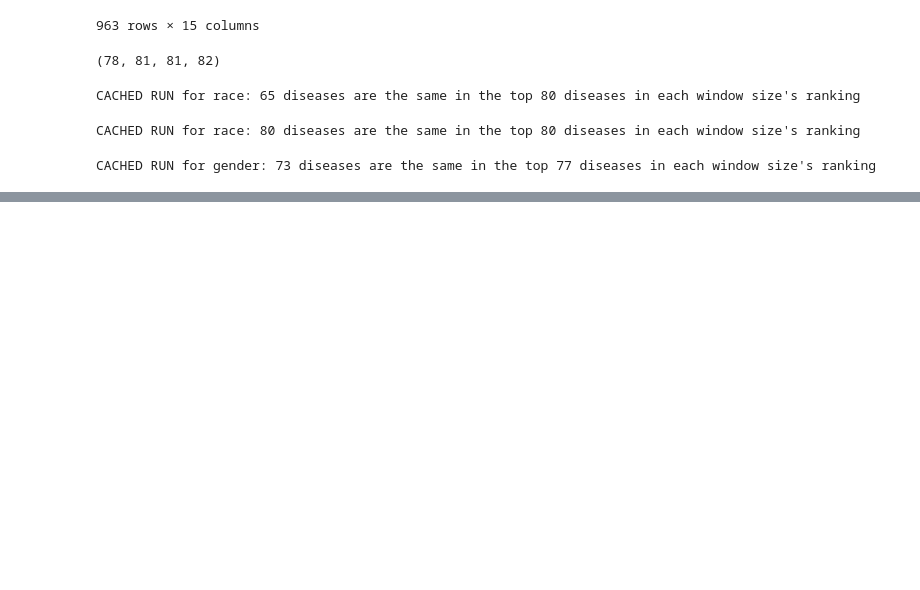
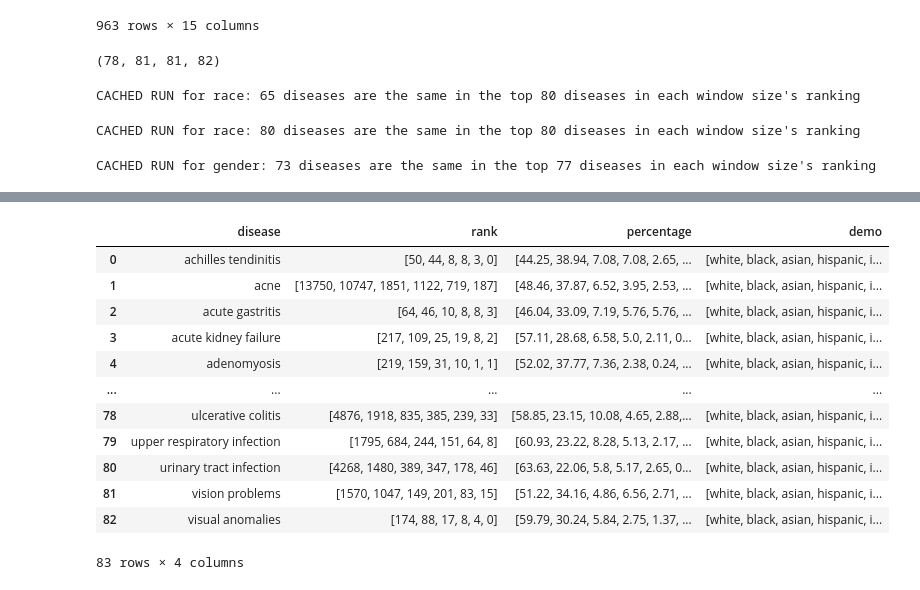
Before and after one commit to shan23chen/Cross-Care, a Jupyter notebook: propagation_eval/section1/co_occurence_count_analysis.ipynb, the cells around one changed output, grey strips where cells are left out. Saved outputs shown, nothing was run; the diff lists cells and outputs as text; code cells hidden in the pictures; blank space fills up the shorter version.

```diff
--- a/propagation_eval/section1/co_occurence_count_analysis.ipynb
+++ b/propagation_eval/section1/co_occurence_count_analysis.ipynb
@@ -96,0 +188,18 @@ CACHED RUN for gender: 73 diseases are the same in the top 77 diseases in each w
+# %%
+# convert result to df
+df_result = pd.DataFrame(result)
+df_result
+# %% [output]
+|  | disease | rank | percentage | demo |
+| 0 | achilles tendinitis | [50, 44, 8, 8, 3, 0] | [44.25, 38.94, 7.08, 7.08, 2.65, ... | [white, black, asian, hispanic, i... |
+| 1 | acne | [13750, 10747, 1851, 1122, 719, 187] | [48.46, 37.87, 6.52, 3.95, 2.53, ... | [white, black, asian, hispanic, i... |
+| 2 | acute gastritis | [64, 46, 10, 8, 8, 3] | [46.04, 33.09, 7.19, 5.76, 5.76, ... | [white, black, asian, hispanic, i... |
+| 3 | acute kidney failure | [217, 109, 25, 19, 8, 2] | [57.11, 28.68, 6.58, 5.0, 2.11, 0... | [white, black, asian, hispanic, i... |
+| 4 | adenomyosis | [219, 159, 31, 10, 1, 1] | [52.02, 37.77, 7.36, 2.38, 0.24, ... | [white, black, asian, hispanic, i... |
+| ... | ... | ... | ... | ... |
+| 78 | ulcerative colitis | [4876, 1918, 835, 385, 239, 33] | [58.85, 23.15, 10.08, 4.65, 2.88,... | [white, black, asian, hispanic, i... |
+| 79 | upper respiratory infection | [1795, 684, 244, 151, 64, 8] | [60.93, 23.22, 8.28, 5.13, 2.17, ... | [white, black, asian, hispanic, i... |
+| 80 | urinary tract infection | [4268, 1480, 389, 347, 178, 46] | [63.63, 22.06, 5.8, 5.17, 2.65, 0... | [white, black, asian, hispanic, i... |
+| 81 | vision problems | [1570, 1047, 149, 201, 83, 15] | [51.22, 34.16, 4.86, 6.56, 2.71, ... | [white, black, asian, hispanic, i... |
+| 82 | visual anomalies | [174, 88, 17, 8, 4, 0] | [59.79, 30.24, 5.84, 2.75, 1.37, ... | [white, black, asian, hispanic, i... |
+83 rows × 4 columns
```
Also changed, not shown: parts of 7 cells of this notebook, 2 other files.
